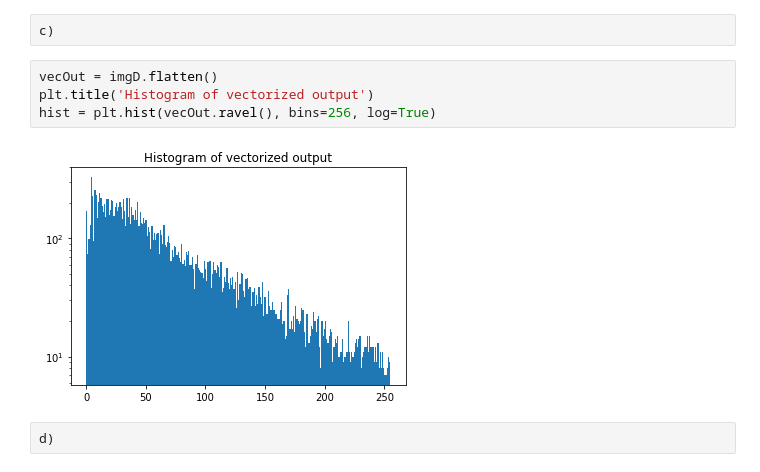
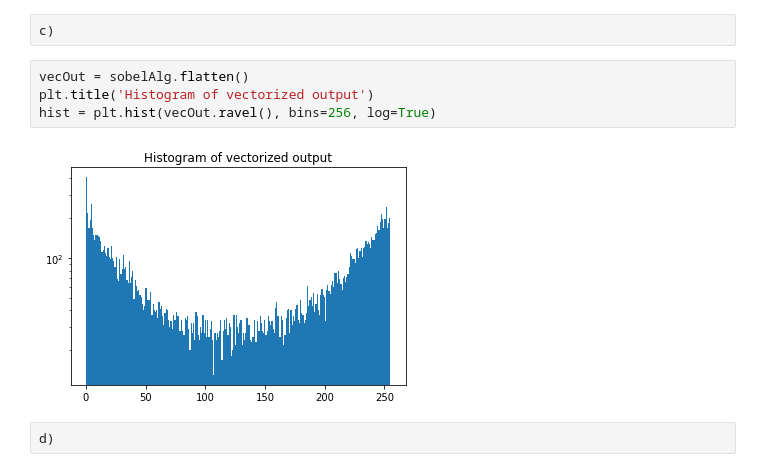
Before and after one commit to paulhfu/Machine-Learning-for-Visual-Computing, a Jupyter notebook: EX6/Exercise3.ipynb, the cells around one changed output. Drawn from its saved outputs; the diff is of its cells as text.

```diff
--- a/EX6/Exercise3.ipynb
+++ b/EX6/Exercise3.ipynb
@@ -63,11 +63,11 @@ ax2.imshow(sobelAlg, cmap='gray')
 # %% [raw]
 c)
 # %%
-vecOut = imgD.flatten()
+vecOut = sobelAlg.flatten()
 plt.title('Histogram of vectorized output')
 hist = plt.hist(vecOut.ravel(), bins=256, log=True)
 # %% [output]
-[figure, old version]
+[figure, new version]
 # %% [raw]
 d)
 # %%
```
Also changed, not shown: parts of 1 cell of this notebook.
